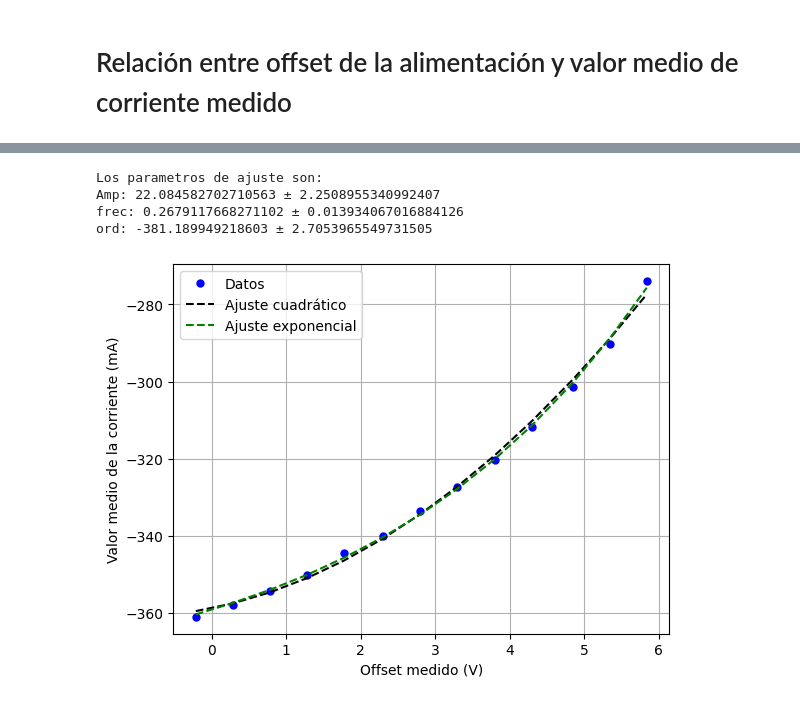
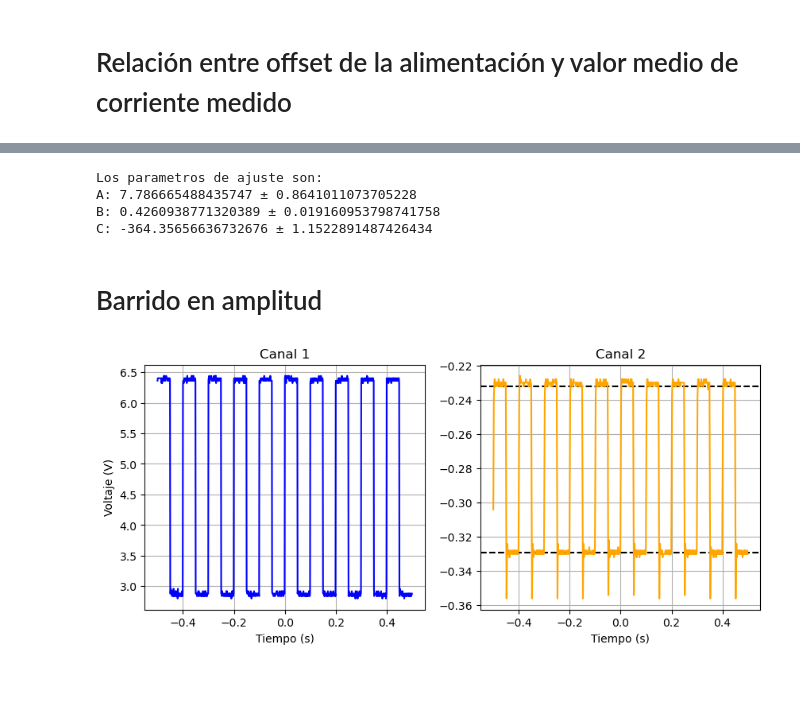
Before and after one commit to DelManuel/Magnetometro-optico, a Jupyter notebook: códigos/analisis_fuente_de_corriente.ipynb, the cells around one changed output, grey strips where cells are left out. Drawn from its saved outputs; the diff is of its cells as text; code cells hidden in the pictures.

```diff
--- a/códigos/analisis_fuente_de_corriente.ipynb
+++ b/códigos/analisis_fuente_de_corriente.ipynb
@@ -115,29 +126,20 @@ C: -358.7263768385672 ± 1.1009477023938665
 def exp(x, Amp, frec, ord): return Amp*np.exp(frec*x) + ord
 
 # Utilizo curve_fit() para el ajuste
-popt, pcov = curve_fit(exp, offs_true_values[:-2], corr_values[:-2])
+popt, pcov = curve_fit(exp, offs_true_values[:-1], corr_values[:-1])
 
 # Imprimo en pantalla los valores de popt y pcov
-Amp, frec, ord = popt
-err_Amp, err_frec, err_ord = np.sqrt(np.diag(pcov))
+A, B, C = popt
+err_A, err_B, err_C = np.sqrt(np.diag(pcov))
 print("Los parametros de ajuste son:")
-print(f'Amp: {Amp} ± {err_Amp}')
-print(f'frec: {frec} ± {err_frec}')
-print(f'ord: {ord} ± {err_ord}')
+print(f'A: {A} ± {err_A}')
+print(f'B: {B} ± {err_B}')
+print(f'C: {C} ± {err_C}')
+
+
+exponencial = exp(np.array(offs_true_values[:-1]),A,B,C)
 # %% [output]
 Los parametros de ajuste son:
-Amp: 22.084582702710563 ± 2.2508955340992407
-frec: 0.2679117668271102 ± 0.013934067016884126
-ord: -381.189949218603 ± 2.7053965549731505
+A: 7.786665488435747 ± 0.8641011073705228
+B: 0.4260938771320389 ± 0.019160953798741758
+C: -364.35656636732676 ± 1.1522891487426434
-# %%
-plt.plot(offs_true_values[:-2], corr_values[:-2],".b", ms = 10, label = "Datos")
-#plt.plot(offs_true_values[:], corr_values[:],".b", ms = 10, label = "Datos")
-plt.plot(offs_true_values[:-2], cuad(np.array(offs_true_values[:-2]),A,B,C), "--k", label = "Ajuste cuadrático")
-plt.plot(offs_true_values[:-2], exp(np.array(offs_true_values[:-2]),Amp,frec,ord), "--g", label = "Ajuste exponencial")
-plt.ylabel("Valor medio de la corriente (mA)")
-plt.xlabel("Offset medido (V)")
-plt.legend()
-plt.grid()
-plt.show()
-# %% [output]
-[figure, removed]
@@ -143,0 +155,39 @@ plt.show()
+# %% [markdown]
+# Barrido en amplitud
+# %%
+volt = amp_values[-1]
+
+condicion_maximo_1 = np.where(dic[volt]["V_1"]> np.mean(dic[volt]["V_1"]))
+lista_maximos_1 = dic[volt]["V_1"][condicion_maximo_1]
+tiempos_maximos_1 = dic[volt]["t_1"][condicion_maximo_1]
+
+condicion_maximo_2 = np.where(dic[volt]["V_2"] > np.mean(dic[volt]["V_2"]))
+lista_maximos_2 = dic[volt]["V_2"][condicion_maximo_2]
+tiempos_maximos_2 = dic[volt]["t_2"][condicion_maximo_2]
+
+
+condicion_minimo_2 = np.where(dic[volt]["V_2"] < np.mean(dic[volt]["V_2"]))
+lista_minimos_2 = dic[volt]["V_2"][condicion_minimo_2]
+tiempos_minimos_2 = dic[volt]["t_2"][condicion_minimo_2]
+# %%
+t_1, v_1 = dic[volt]["t_1"], dic[volt]["V_1"]
+t_2, v_2 = dic[volt]["t_2"], dic[volt]["V_2"]
+
+
+fig, axs = plt.subplots(ncols = 2, figsize = (10,4))
+axs[1].axhline(np.mean(lista_maximos_2), ls = "--", c = "k")
+axs[1].axhline(np.mean(lista_minimos_2), ls = "--", c = "k")
+
+axs[0].plot(t_1,v_1, color = "b")
+axs[0].set_xlabel("Tiempo (s)")
+axs[1].plot(t_2,v_2, color = "orange")
+axs[1].set_xlabel("Tiempo (s)")
+axs[0].set_ylabel("Voltaje (V)")
+axs[0].set_title("Canal 1")
+axs[0].grid()
+axs[1].set_title("Canal 2")
+axs[1].grid()
+
+plt.show()
+# %% [output]
+[figure, added]
```
Also changed, not shown: parts of 16 cells of this notebook, 5 other files.
